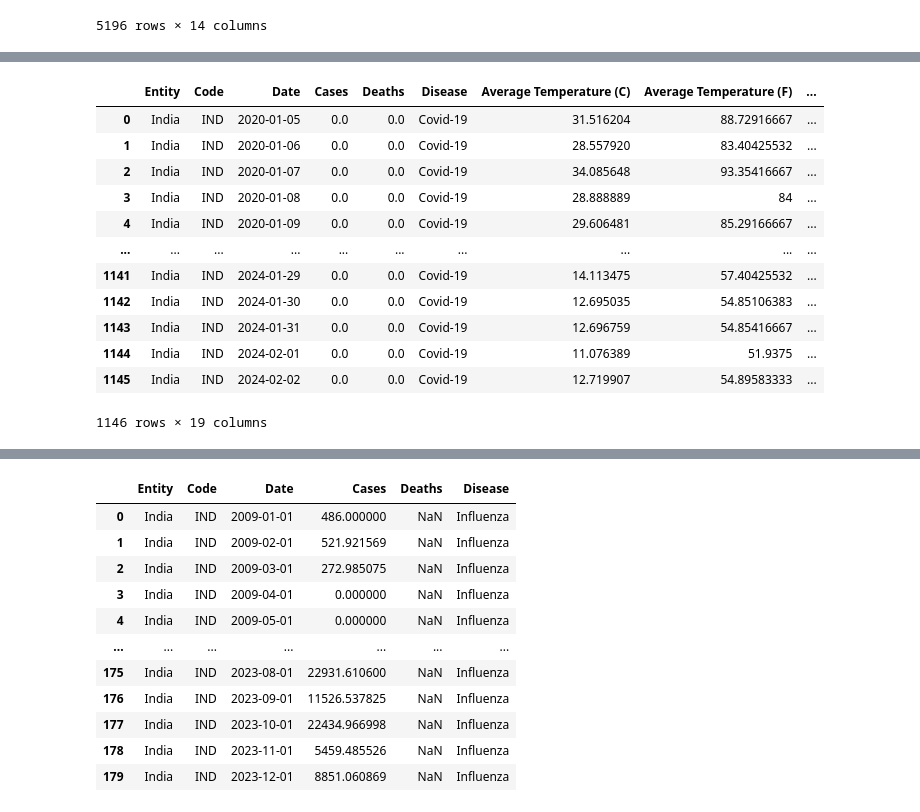
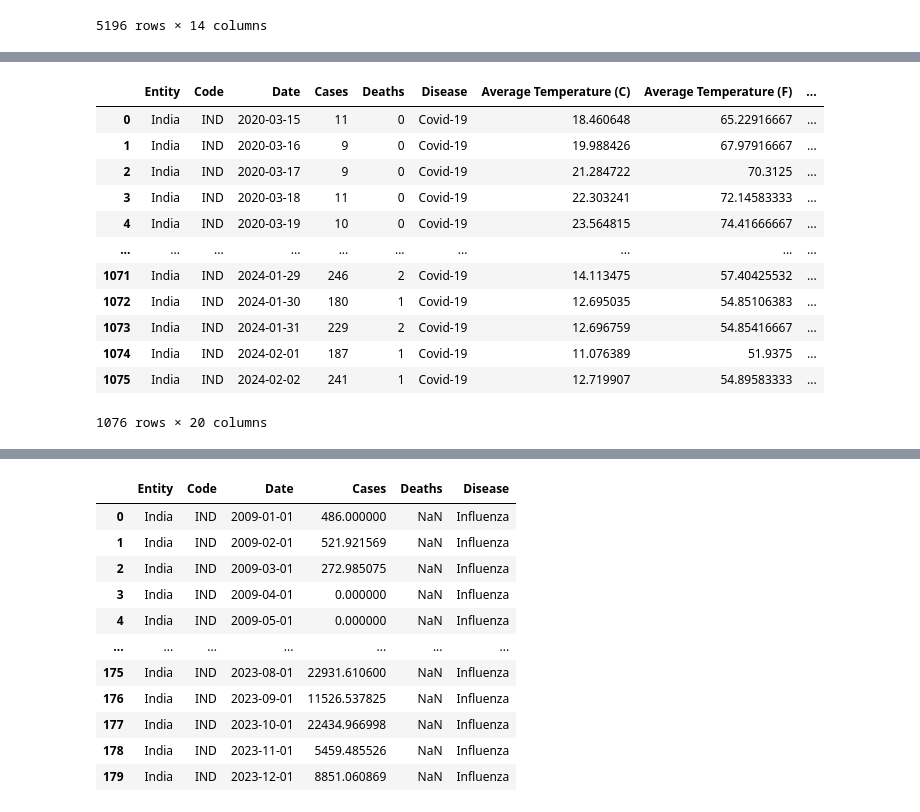
Before and after one commit to Chaitya0623/IPD_Medledger, a Jupyter notebook: Dataset/Diseases/daily.ipynb, the cells around one changed output, grey strips where cells are left out. Drawn from its saved outputs; the diff is of its cells as text; code cells hidden in the pictures.

```diff
--- a/Dataset/Diseases/daily.ipynb
+++ b/Dataset/Diseases/daily.ipynb
@@ -46,20 +79,21 @@ covid
-# %%
-daily_covid = pd.merge(covid, df, on='Date', how='inner')
-daily_covid
-# %% [output]
-|  | Entity | Code | Date | Cases | Deaths | Disease | Average Temperature (C) | Average Temperature (F) | ... |
-| 0 | India | IND | 2020-01-05 | 0.0 | 0.0 | Covid-19 | 31.516204 | 88.72916667 | ... |
-| 1 | India | IND | 2020-01-06 | 0.0 | 0.0 | Covid-19 | 28.557920 | 83.40425532 | ... |
-| 2 | India | IND | 2020-01-07 | 0.0 | 0.0 | Covid-19 | 34.085648 | 93.35416667 | ... |
-| 3 | India | IND | 2020-01-08 | 0.0 | 0.0 | Covid-19 | 28.888889 | 84 | ... |
-| 4 | India | IND | 2020-01-09 | 0.0 | 0.0 | Covid-19 | 29.606481 | 85.29166667 | ... |
-| ... | ... | ... | ... | ... | ... | ... | ... | ... | ... |
-| 1141 | India | IND | 2024-01-29 | 0.0 | 0.0 | Covid-19 | 14.113475 | 57.40425532 | ... |
-| 1142 | India | IND | 2024-01-30 | 0.0 | 0.0 | Covid-19 | 12.695035 | 54.85106383 | ... |
-| 1143 | India | IND | 2024-01-31 | 0.0 | 0.0 | Covid-19 | 12.696759 | 54.85416667 | ... |
-| 1144 | India | IND | 2024-02-01 | 0.0 | 0.0 | Covid-19 | 11.076389 | 51.9375 | ... |
-| 1145 | India | IND | 2024-02-02 | 0.0 | 0.0 | Covid-19 | 12.719907 | 54.89583333 | ... |
-1146 rows × 19 columns
+# %%
+daily_covid = pd.merge(covid, df, on='Date', how='inner')
+daily_covid['Symptoms'] = '["Fever", "Dry cough", "Fatigue", "Shortness of breath", "Muscle or body aches", "Sore throat", "Loss of taste or smell", "Headache", "Chills", "Congestion or runny nose", "Nausea", "Vomiting", "Diarrhea"]'
+daily_covid
+# %% [output]
+|  | Entity | Code | Date | Cases | Deaths | Disease | Average Temperature (C) | Average Temperature (F) | ... |
+| 0 | India | IND | 2020-03-15 | 11 | 0 | Covid-19 | 18.460648 | 65.22916667 | ... |
+| 1 | India | IND | 2020-03-16 | 9 | 0 | Covid-19 | 19.988426 | 67.97916667 | ... |
+| 2 | India | IND | 2020-03-17 | 9 | 0 | Covid-19 | 21.284722 | 70.3125 | ... |
+| 3 | India | IND | 2020-03-18 | 11 | 0 | Covid-19 | 22.303241 | 72.14583333 | ... |
+| 4 | India | IND | 2020-03-19 | 10 | 0 | Covid-19 | 23.564815 | 74.41666667 | ... |
+| ... | ... | ... | ... | ... | ... | ... | ... | ... | ... |
+| 1071 | India | IND | 2024-01-29 | 246 | 2 | Covid-19 | 14.113475 | 57.40425532 | ... |
+| 1072 | India | IND | 2024-01-30 | 180 | 1 | Covid-19 | 12.695035 | 54.85106383 | ... |
+| 1073 | India | IND | 2024-01-31 | 229 | 2 | Covid-19 | 12.696759 | 54.85416667 | ... |
+| 1074 | India | IND | 2024-02-01 | 187 | 1 | Covid-19 | 11.076389 | 51.9375 | ... |
+| 1075 | India | IND | 2024-02-02 | 241 | 1 | Covid-19 | 12.719907 | 54.89583333 | ... |
+1076 rows × 20 columns
 # %%
 daily_covid.to_csv('Daily/daily_covid.csv')
 daily_covid['Cases'].sum()
```
Also changed, not shown: parts of 23 cells of this notebook, 11 other files.
